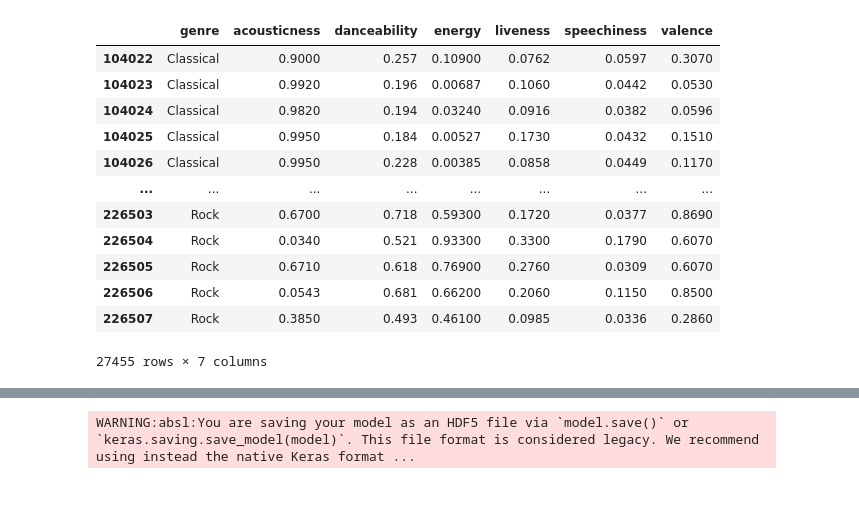
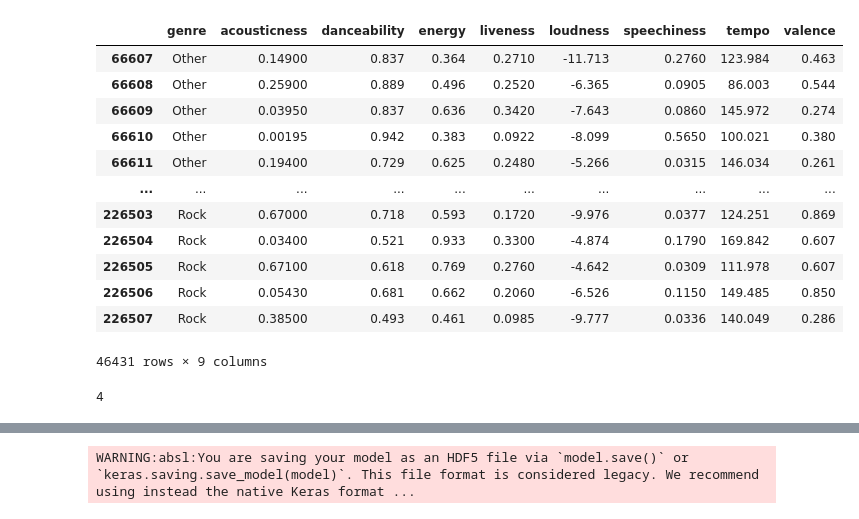
Before and after one commit to jadgegarcia/miniProject, a Jupyter notebook: Reporting_Clustering.ipynb, the cells around one changed output, grey strips where cells are left out. Saved outputs shown, nothing was run; the diff lists cells and outputs as text; code cells hidden in the pictures.

```diff
--- a/Reporting_Clustering.ipynb
+++ b/Reporting_Clustering.ipynb
@@ -79,0 +24,13 @@ df.shape
+# %%
+import pandas as pd
+column_names = ['genre', 'acousticness','danceability','energy','liveness','loudness','speechiness', 'tempo',	'valence']
+df=pd.read_csv("SpotifyFeatures.csv", usecols=column_names)
+
+genres_to_drop = [
+    'Anime', 'Dance', "Children’s Music", 'Movie', 'A Capella',
+    'Soundtrack', 'Opera', 'World', "Children's Music", 'Ska', 'Folk', 'Indie', 'R&B', 'Reggae', 'Alternative', 'Blues', 'Rap', 'Soul', 'Jazz', 'Pop', 'Electronic', 'Country'
+]
+
+# Drop rows where genre is in genres_to_drop list
+df = df[~df['genre'].isin(genres_to_drop)]
+display(list(set(df['genre'])))
@@ -79,0 +39,6 @@ df.shape
+# %%
+valid_genres = ['Classical', 'Reggaeton', 'Rock']
+
+# Replace genres that are not in the valid list with a new value
+df.loc[~df['genre'].isin(valid_genres), 'genre'] = 'Other'
+df.head()
@@ -112,20 +77,37 @@ sns.countplot(y='genre', data=df, order=df['genre'].value_counts().index)
 # %%
-genres = ['Classical','Reggaeton', 'Rock']
-df = df[df.genre.isin(genres)]
+# genres = [
+#  'Hip-Hop',
+#  'Jazz',
+#  'Soundtrack',
+#  'Comedy',
+#  'Reggaeton',
+#  'Rock'
+#  ]
+genres = [
+    'Classical',
+    'Reggaeton',
+    'Rock',
+    'Others',
+]
+# df = df[df.genre.isin(genres)]
 display(df)
 # %% [output]
-|  | genre | acousticness | danceability | energy | liveness | speechiness | valence |
-| 104022 | Classical | 0.9000 | 0.257 | 0.10900 | 0.0762 | 0.0597 | 0.3070 |
-| 104023 | Classical | 0.9920 | 0.196 | 0.00687 | 0.1060 | 0.0442 | 0.0530 |
-| 104024 | Classical | 0.9820 | 0.194 | 0.03240 | 0.0916 | 0.0382 | 0.0596 |
-| 104025 | Classical | 0.9950 | 0.184 | 0.00527 | 0.1730 | 0.0432 | 0.1510 |
-| 104026 | Classical | 0.9950 | 0.228 | 0.00385 | 0.0858 | 0.0449 | 0.1170 |
-| ... | ... | ... | ... | ... | ... | ... | ... |
-| 226503 | Rock | 0.6700 | 0.718 | 0.59300 | 0.1720 | 0.0377 | 0.8690 |
-| 226504 | Rock | 0.0340 | 0.521 | 0.93300 | 0.3300 | 0.1790 | 0.6070 |
-| 226505 | Rock | 0.6710 | 0.618 | 0.76900 | 0.2760 | 0.0309 | 0.6070 |
-| 226506 | Rock | 0.0543 | 0.681 | 0.66200 | 0.2060 | 0.1150 | 0.8500 |
-| 226507 | Rock | 0.3850 | 0.493 | 0.46100 | 0.0985 | 0.0336 | 0.2860 |
+|  | genre | acousticness | danceability | energy | liveness | loudness | speechiness | tempo | valence |
+| 66607 | Other | 0.14900 | 0.837 | 0.364 | 0.2710 | -11.713 | 0.2760 | 123.984 | 0.463 |
+| 66608 | Other | 0.25900 | 0.889 | 0.496 | 0.2520 | -6.365 | 0.0905 | 86.003 | 0.544 |
+| 66609 | Other | 0.03950 | 0.837 | 0.636 | 0.3420 | -7.643 | 0.0860 | 145.972 | 0.274 |
+| 66610 | Other | 0.00195 | 0.942 | 0.383 | 0.0922 | -8.099 | 0.5650 | 100.021 | 0.380 |
+| 66611 | Other | 0.19400 | 0.729 | 0.625 | 0.2480 | -5.266 | 0.0315 | 146.034 | 0.261 |
+| ... | ... | ... | ... | ... | ... | ... | ... | ... | ... |
+| 226503 | Rock | 0.67000 | 0.718 | 0.593 | 0.1720 | -9.976 | 0.0377 | 124.251 | 0.869 |
+| 226504 | Rock | 0.03400 | 0.521 | 0.933 | 0.3300 | -4.874 | 0.1790 | 169.842 | 0.607 |
+| 226505 | Rock | 0.67100 | 0.618 | 0.769 | 0.2760 | -4.642 | 0.0309 | 111.978 | 0.607 |
+| 226506 | Rock | 0.05430 | 0.681 | 0.662 | 0.2060 | -6.526 | 0.1150 | 149.485 | 0.850 |
+| 226507 | Rock | 0.38500 | 0.493 | 0.461 | 0.0985 | -9.777 | 0.0336 | 140.049 | 0.286 |
-27455 rows × 7 columns
+46431 rows × 9 columns
+# %%
+display(genres.__len__())
+# %% [output]
+4
 # %%
 def plot_activity(gen, df):
```
Also changed, not shown: parts of 29 cells of this notebook, 4 other files.
